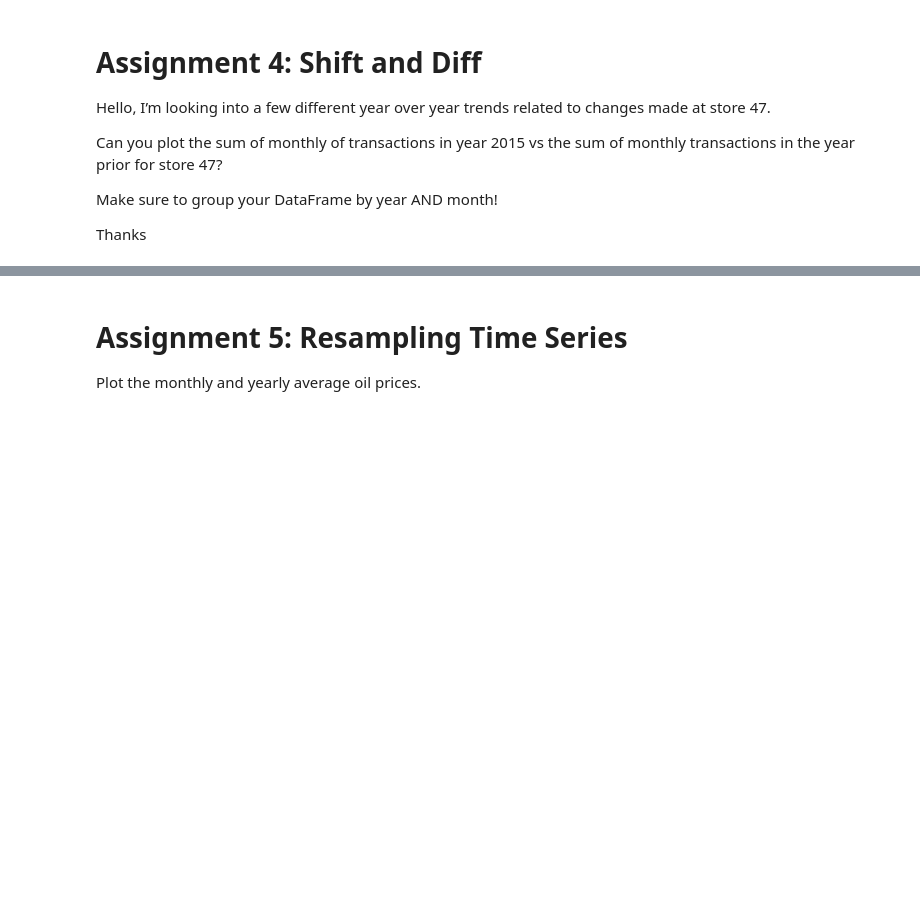
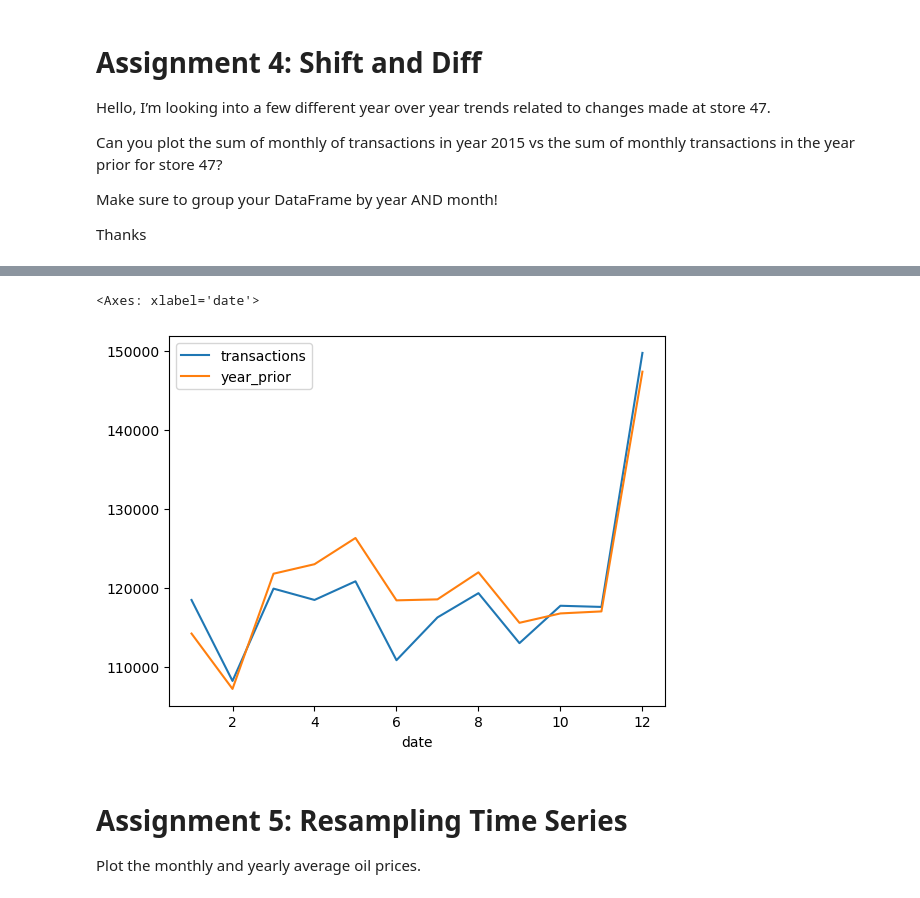
Before and after one commit to maciejsss/data-analysis-pandas, a Jupyter notebook: Course Assignment Notebooks/section07_time_series.ipynb, the cells around one changed output, grey strips where cells are left out. Cells and saved outputs as stored; diff of their text form; code cells hidden in the pictures; blank space fills up the shorter version.

Commit message:
date & time shifitng

```diff
--- a/Course Assignment Notebooks/section07_time_series.ipynb
+++ b/Course Assignment Notebooks/section07_time_series.ipynb
@@ -142,3 +181,7 @@ Can you plot the sum of monthly of transactions in year 2015 vs the sum of month
 Make sure to group your DataFrame by year AND month!
 
 Thanks
+# %%
+transactions_47 = (transactions
+                   .loc[transactions["store_nbr"]==47, ["date", "transactions"]]
+                   )
@@ -145,3 +204,16 @@ Thanks
+# %%
+transactions_47 = transactions_47.groupby([transactions_47['date'].dt.year, transactions_47['date'].dt.month]).agg({
+    'transactions':'sum'
+})
+# %%
+transactions_47 = transactions_47.assign(
+    year_prior = transactions_47['transactions'].shift(12)
+)
+# %%
+transactions_47.loc[2015].plot()
+# %% [output]
+<Axes: xlabel='date'>
+[figure, added]
 # %% [markdown]
 # Assignment 5: Resampling Time Series
 
```
Also changed, not shown: parts of 15 cells of this notebook, 1 other file.
